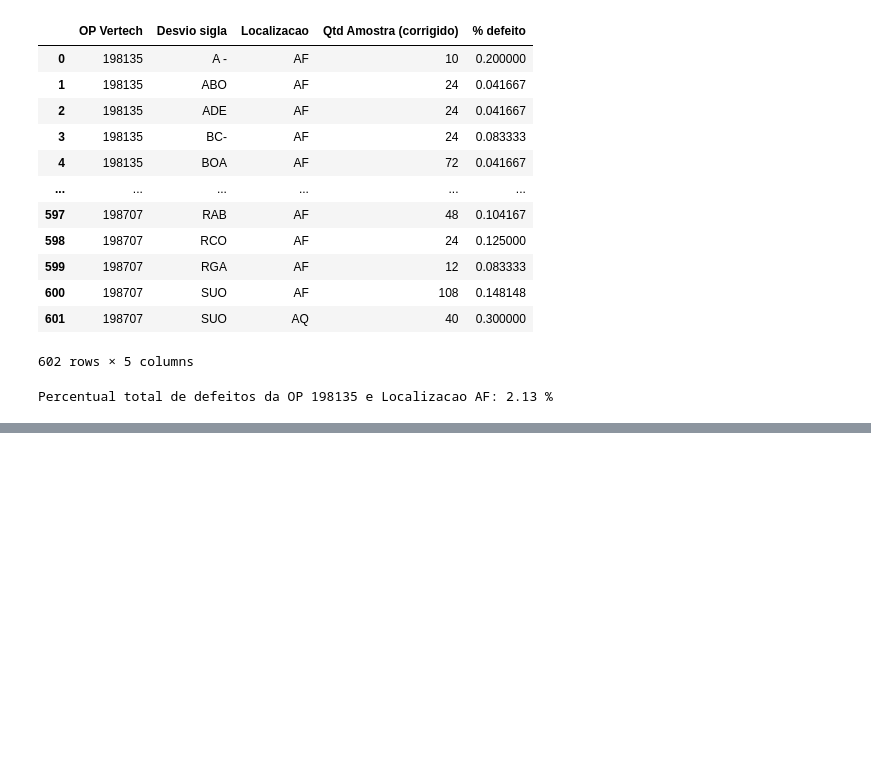
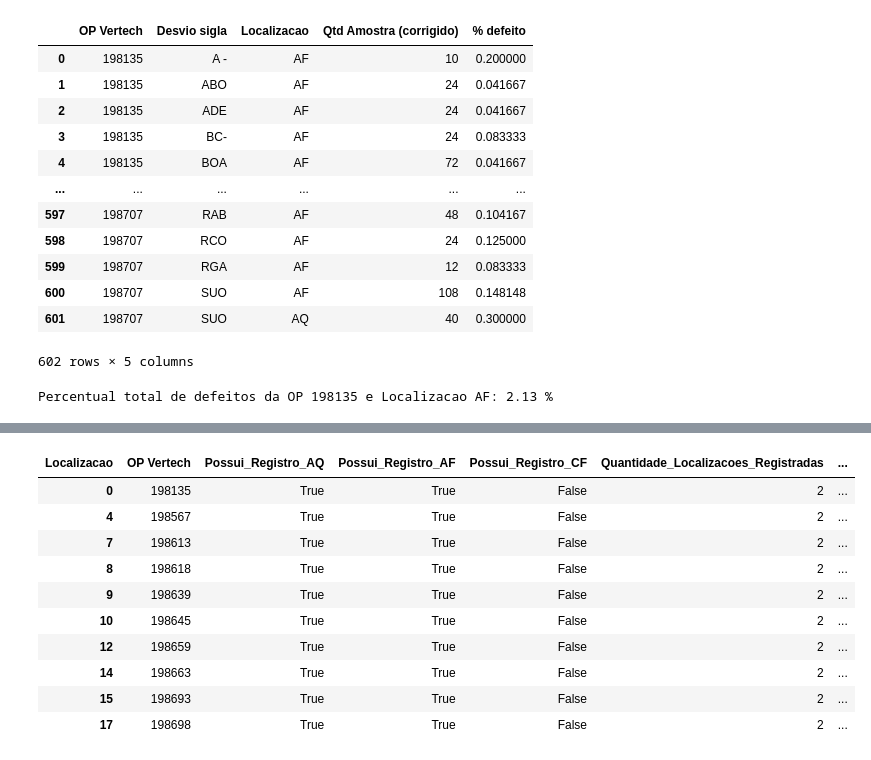
Before and after one commit to lucasz-g/aut-producao-wheaton, a Jupyter notebook: analytics/notebooks/004_defects.ipynb, the cells around one changed output, grey strips where cells are left out. Drawn from its saved outputs; the diff is of its cells as text; code cells hidden in the pictures; blank space fills up the shorter version.

```diff
--- a/analytics/notebooks/004_defects.ipynb
+++ b/analytics/notebooks/004_defects.ipynb
@@ -467,0 +769,22 @@ for op_vertech, df_op in df_plot_AF.groupby(
+# %%
+ops_com_localizacao_ausente = (
+    auditoria_cobertura_op[
+        auditoria_cobertura_op[
+            "Localizacoes_Ausentes"
+        ].ne("Nenhuma")
+    ]
+)
+
+display(ops_com_localizacao_ausente)
+# %% [output]
+| Localizacao | OP Vertech | Possui_Registro_AQ | Possui_Registro_AF | Possui_Registro_CF | Quantidade_Localizacoes_Registradas | ... |
+| 0 | 198135 | True | True | False | 2 | ... |
+| 4 | 198567 | True | True | False | 2 | ... |
+| 7 | 198613 | True | True | False | 2 | ... |
+| 8 | 198618 | True | True | False | 2 | ... |
+| 9 | 198639 | True | True | False | 2 | ... |
+| 10 | 198645 | True | True | False | 2 | ... |
+| 12 | 198659 | True | True | False | 2 | ... |
+| 14 | 198663 | True | True | False | 2 | ... |
+| 15 | 198693 | True | True | False | 2 | ... |
+| 17 | 198698 | True | True | False | 2 | ... |
```
Also changed, not shown: parts of 20 cells of this notebook, 4 other files.
